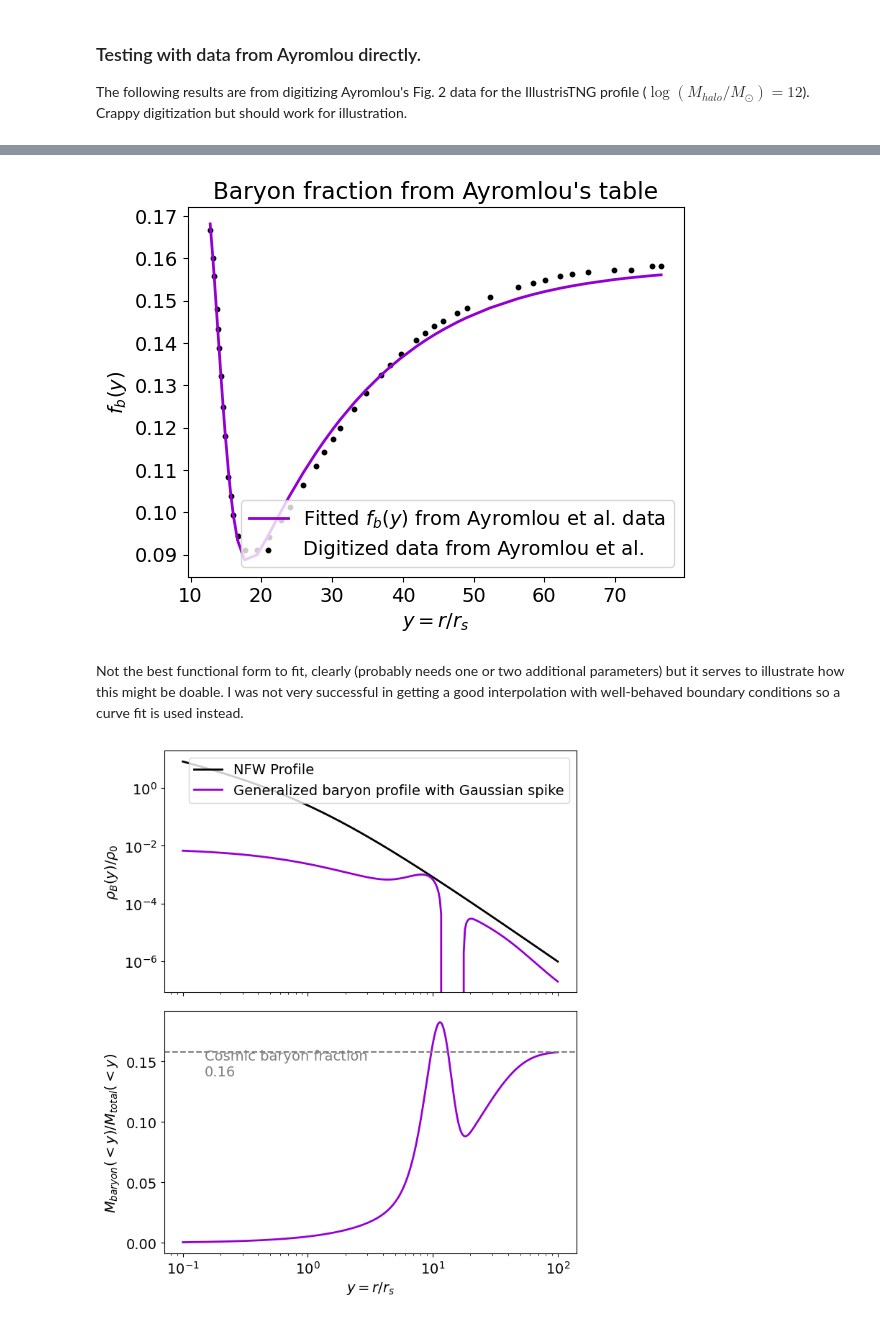
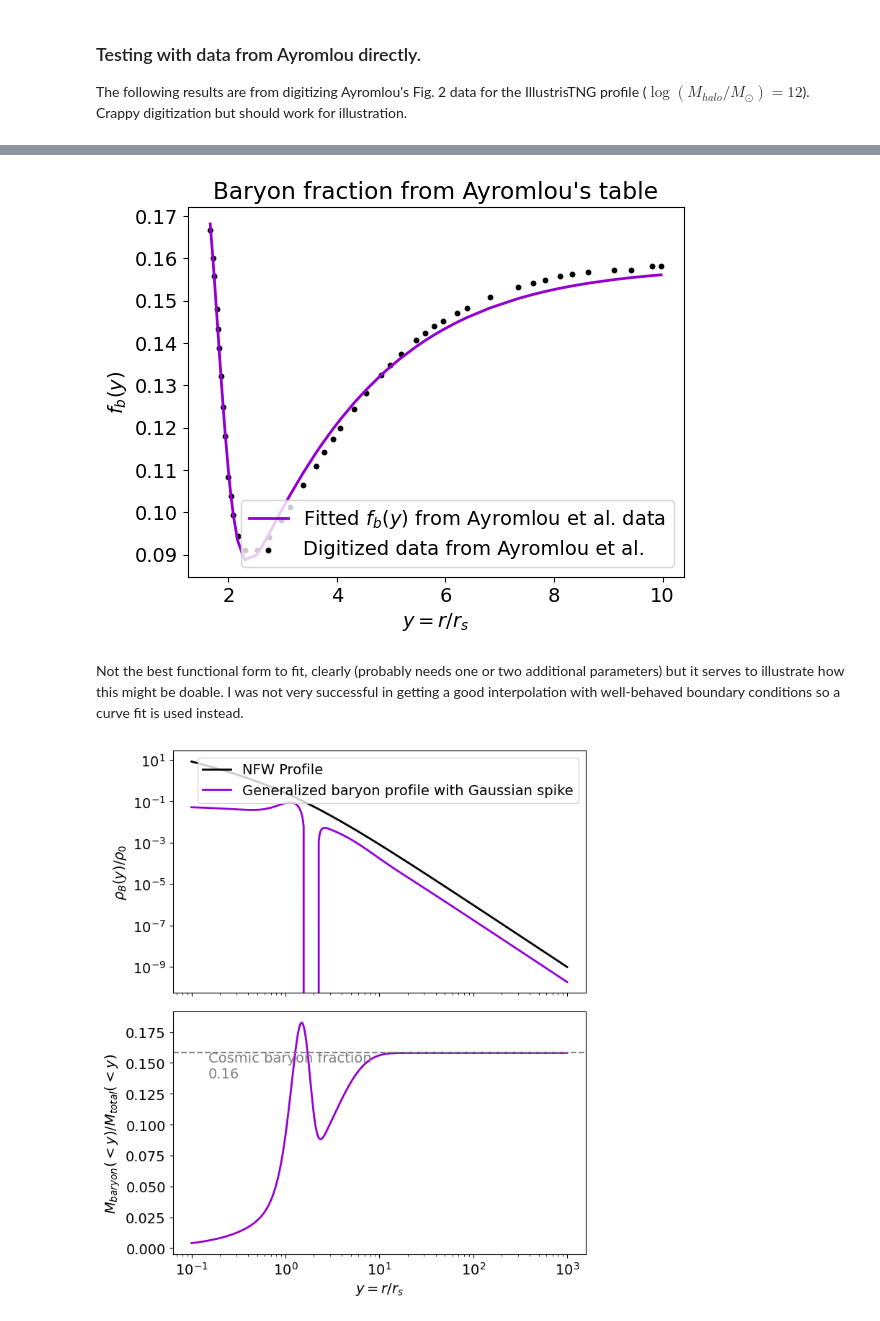
Before and after one commit to FRBs/FRB, a Jupyter notebook: docs/nb/generalized_halo_profile.ipynb, the cells around one changed output, grey strips where cells are left out. Drawn from its saved outputs; the diff is of its cells as text; code cells hidden in the pictures.

```diff
--- a/docs/nb/generalized_halo_profile.ipynb
+++ b/docs/nb/generalized_halo_profile.ipynb
@@ -284,14 +305,14 @@ The following results are from digitizing Ayromlou's Fig. 2 data for the Illustr
 # Read from Ayromlou's table.
 ayromlou_tab = Table.read("~/Desktop/FRB/mmnfw/f_b_illustris_12.csv", format='csv')
 ayromlou_tab.sort('r/r_200')
-c = 7.67
+c = 1
 y_12 = ayromlou_tab['r/r_200'] * c
 f_b_12 = ayromlou_tab['f_b']*cosmo.Ob0/cosmo.Om0
 
 # Fit f_b data with the gaussian spike model
 from scipy.optimize import curve_fit
 
-popt, pcov = curve_fit(f_b_gaussian_spike, y_12, f_b_12, p0=[0.2, 0.5*c, 0, 10])
+popt, pcov = curve_fit(f_b_gaussian_spike, y_12, f_b_12, p0=[0.2, 1, 0, 10])
 
 # Plot the fit
 plt.plot(y_12, f_b_gaussian_spike(y_12, *popt), color='darkviolet', lw=2, label='Fitted $f_b(y)$ from Ayromlou et al. data')
@@ -302,36 +323,36 @@ plt.title("Baryon fraction from Ayromlou's table")
 plt.legend()
 plt.show()
 # %% [output]
-[figure, old version]
+[figure, new version]
 # %% [markdown]
 Not the best functional form to fit, clearly (probably needs one or two additional parameters) but it serves to illustrate how this might be doable. I was not very successful in getting a good interpolation with well-behaved boundary conditions so a curve fit is used instead.
 # %%
 # Now create a baryon density profile from this fit
 def g_func(y):
     return g_from_fb(y, f_b_gaussian_spike, A=popt[0], sigma=popt[1], mu=popt[2], y_out=popt[3])
 
 fig, axs = plt.subplots(figsize=(7,8), nrows=2, sharex=True, tight_layout=True)
 
 ax = axs[0]
 
-y_array = np.logspace(-1, 2, 300)
+y_array = np.logspace(-1, 3, 500)
 
 ax.loglog(y_array, nfw_profile(y_array), "k", lw=2, label='NFW Profile')
 ax.loglog(y_array,
          grape_gaussian_spike(y_array, g_args={'A': popt[0], 'sigma': popt[1], 'mu': popt[2], 'y_out': popt[3]}),
          color="darkviolet", lw=2, label=r'Generalized baryon profile with Gaussian spike')
 ax.set_ylabel(r"$\rho_B(y)/\rho_{0}$")
 ax.legend(loc='upper right')
 
 ax = axs[1]
 ax.semilogx(y_array,
                 mass_enclosed_gaussian_spike(y_array, A=popt[0], sigma=popt[1], mu=popt[2], y_out=popt[3])/
                 (mass_enclosed_nfw(y_array) + mass_enclosed_gaussian_spike(y_array, A=popt[0], sigma=popt[1], mu=popt[2], y_out=popt[3])),
                 color="darkviolet", lw=2)
 ax.set_ylabel(r'$M_{baryon}(<y)/M_{total}(<y)$')
 ax.set_xlabel(r"$y = r/r_{s}$")
 ax.axhline(cosmo.Ob0/cosmo.Om0, color='gray', ls='--')
 ax.annotate(f'Cosmic baryon fraction\n{cosmo.Ob0/cosmo.Om0:.2f}', xy=(0.15, cosmo.Ob0/cosmo.Om0 - 0.02), color='gray')
 plt.show()
 # %% [output]
-[figure, old version]
+[figure, new version]
```
Also changed, not shown: parts of 5 cells of this notebook.
